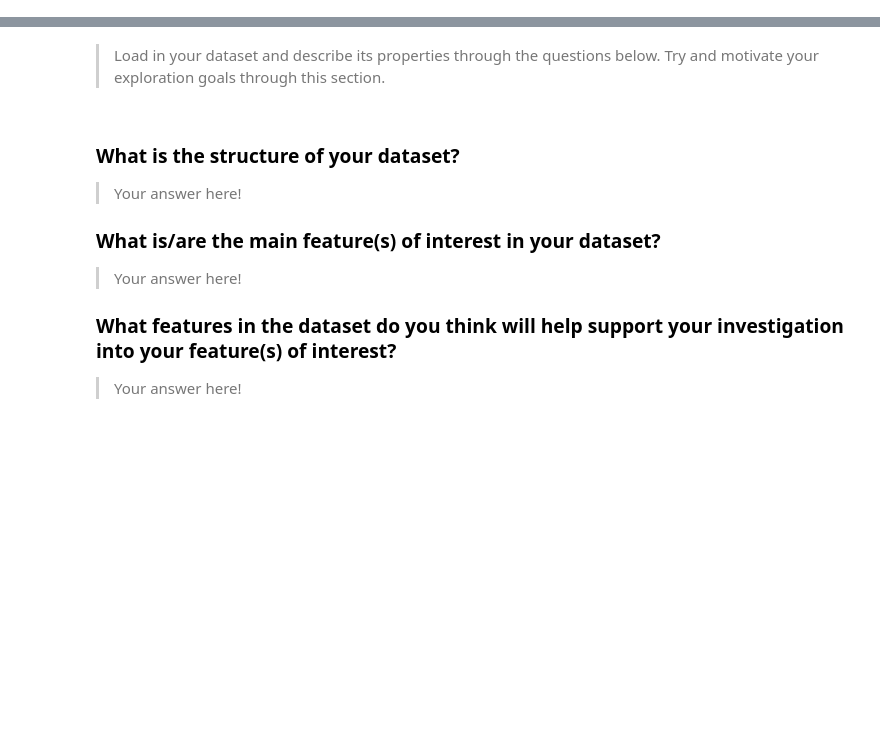
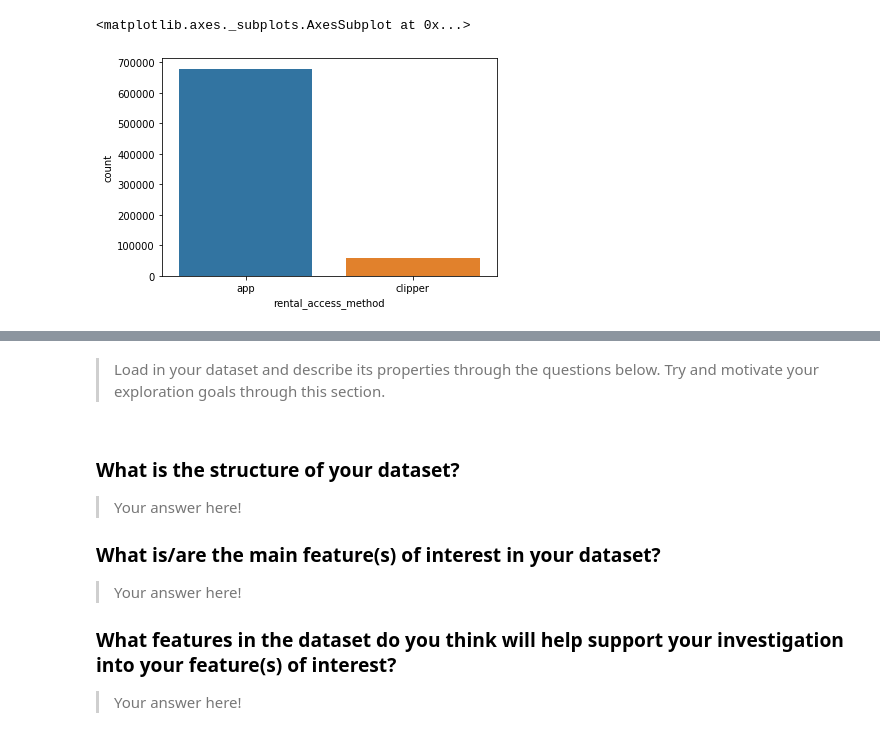
Before and after one commit to miniermatar/udacity_project_7_baywheels, a Jupyter notebook: exploration_template.ipynb, the cells around one changed output, grey strips where cells are left out. Drawn from its saved outputs; the diff is of its cells as text; code cells hidden in the pictures; blank space fills up the shorter version.

```diff
--- a/exploration_template.ipynb
+++ b/exploration_template.ipynb
@@ -81,0 +224,5 @@ filenames
+# %%
+sns.countplot(data=df_clean,x='rental_access_method')
+# %% [output]
+<matplotlib.axes._subplots.AxesSubplot at 0x...>
+[figure, added]
```
Also changed, not shown: parts of 44 cells of this notebook.
